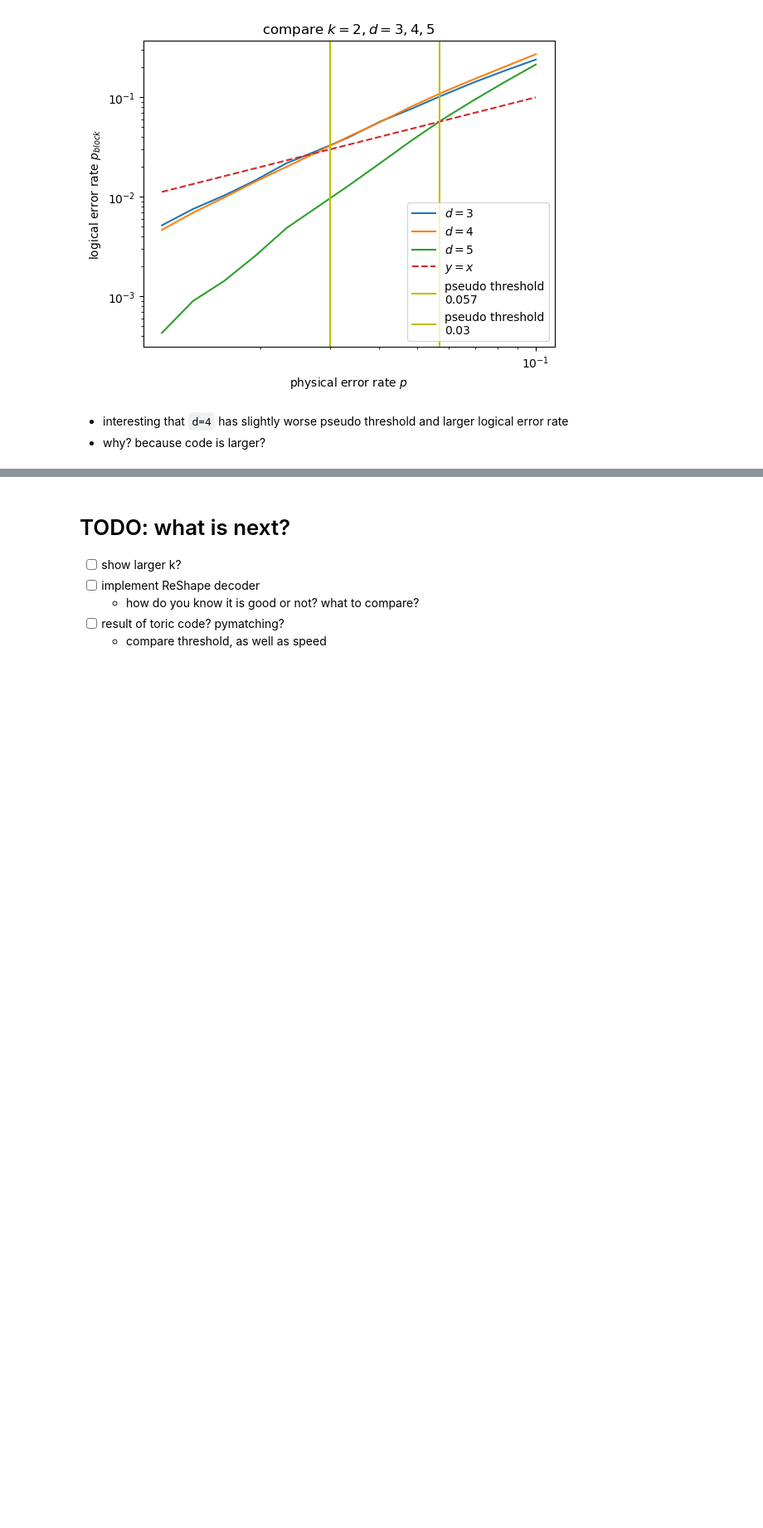
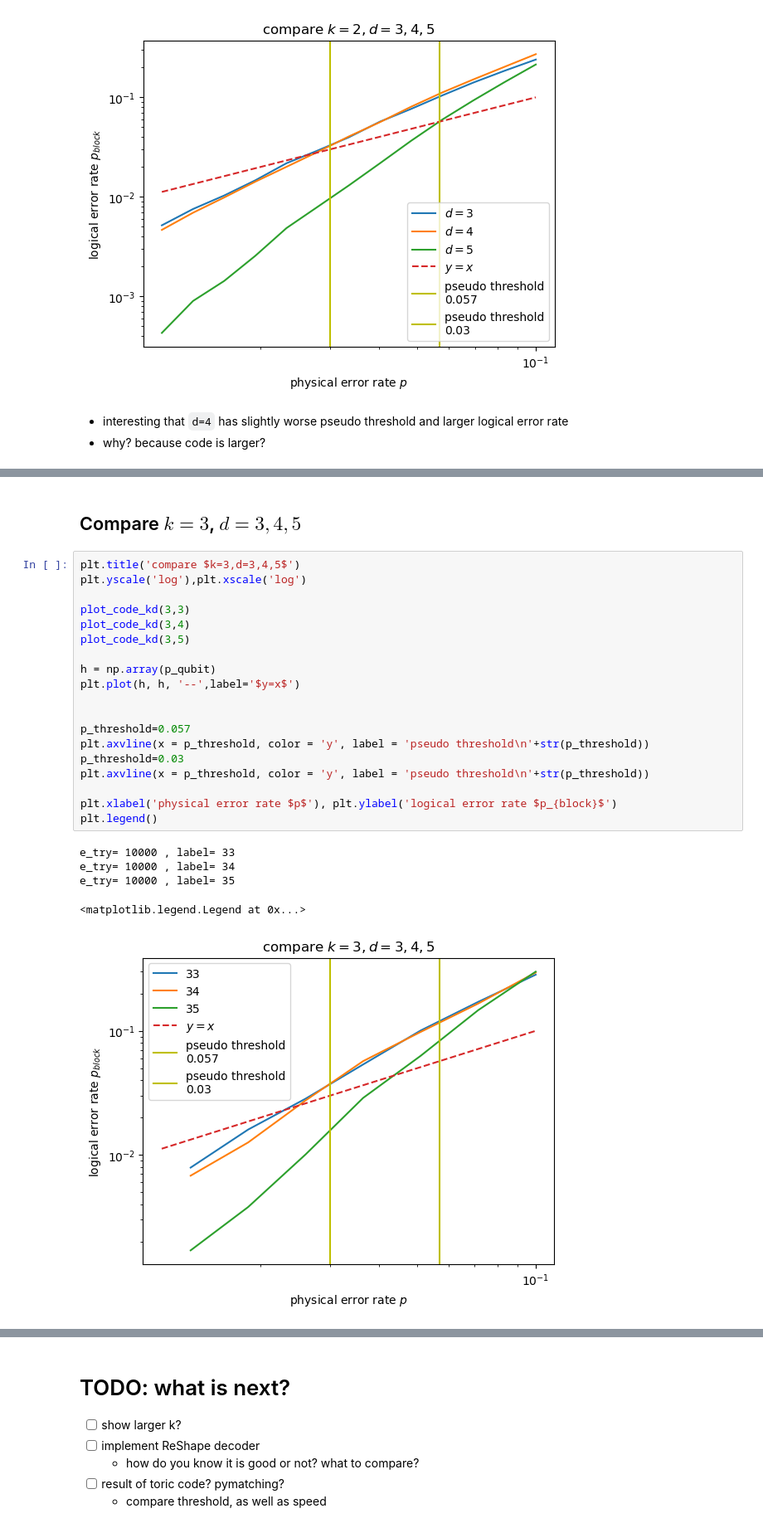
Before and after one commit to WeileiZeng/CSS-code-zoo, a Jupyter notebook: plot.ipynb, the cells around one changed output, grey strips where cells are left out. Shown at 83% size. Drawn from its saved outputs; the diff is of its cells as text; blank space fills up the shorter version.

```diff
--- a/plot.ipynb
+++ b/plot.ipynb
@@ -189,3 +217,30 @@ plt.legend()
+# %% [markdown]
+## Compare $k=3$, $d=3,4,5$
+# %%
+plt.title('compare $k=3,d=3,4,5$')
+plt.yscale('log'),plt.xscale('log')
+
+plot_code_kd(3,3)
+plot_code_kd(3,4)
+plot_code_kd(3,5)
+
+h = np.array(p_qubit)
+plt.plot(h, h, '--',label='$y=x$')
+
+
+p_threshold=0.057
+plt.axvline(x = p_threshold, color = 'y', label = 'pseudo threshold\n'+str(p_threshold))
+p_threshold=0.03
+plt.axvline(x = p_threshold, color = 'y', label = 'pseudo threshold\n'+str(p_threshold))
+
+plt.xlabel('physical error rate $p$'), plt.ylabel('logical error rate $p_{block}$')
+plt.legend()
+# %% [output]
+e_try= 10000 , label= 33
+e_try= 10000 , label= 34
+e_try= 10000 , label= 35
+<matplotlib.legend.Legend at 0x...>
+[figure, added]
 # %% [markdown]
 # Threshold simulation for Subsystem Product Codes
 
```
Also changed, not shown: parts of 45 cells of this notebook.
